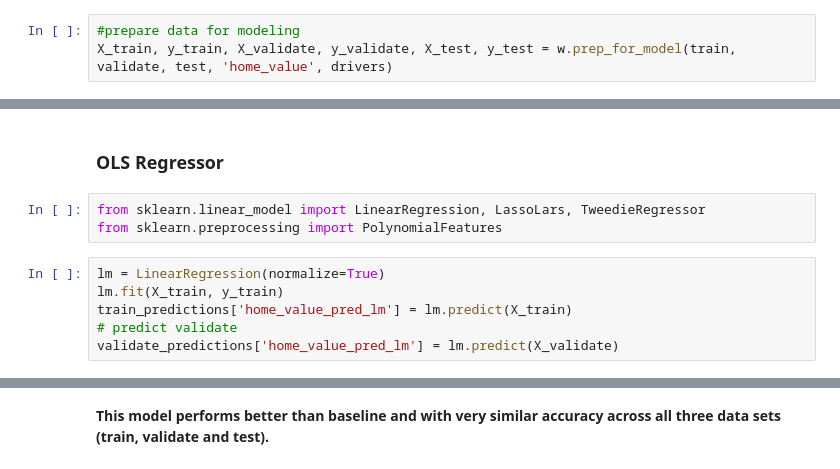
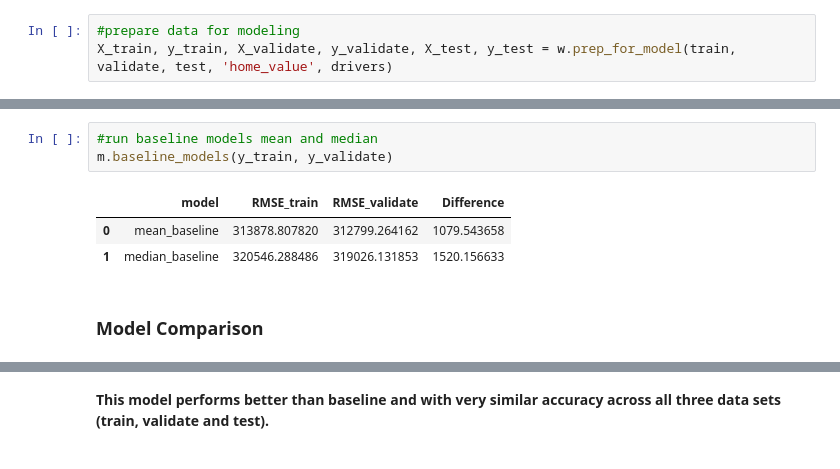
Before and after one commit to markydoug/zillow_project, a Jupyter notebook: report_draft1.ipynb, the cells around one changed output, grey strips where cells are left out. Saved outputs shown, nothing was run; the diff lists cells and outputs as text.

```diff
--- a/report_draft1.ipynb
+++ b/report_draft1.ipynb
@@ -320,11 +251,9 @@ metric_df
+# %%
+#run baseline models mean and median
+m.baseline_models(y_train, y_validate)
+# %% [output]
+|  | model | RMSE_train | RMSE_validate | Difference |
+| 0 | mean_baseline | 313878.807820 | 312799.264162 | 1079.543658 |
+| 1 | median_baseline | 320546.288486 | 319026.131853 | 1520.156633 |
 # %% [markdown]
-### OLS Regressor
+### Model Comparison
-# %%
-from sklearn.linear_model import LinearRegression, LassoLars, TweedieRegressor
-from sklearn.preprocessing import PolynomialFeatures
-# %%
-lm = LinearRegression(normalize=True)
-lm.fit(X_train, y_train)
-train_predictions['home_value_pred_lm'] = lm.predict(X_train)
-# predict validate
-validate_predictions['home_value_pred_lm'] = lm.predict(X_validate)
```
Also changed, not shown: parts of 38 cells of this notebook.
